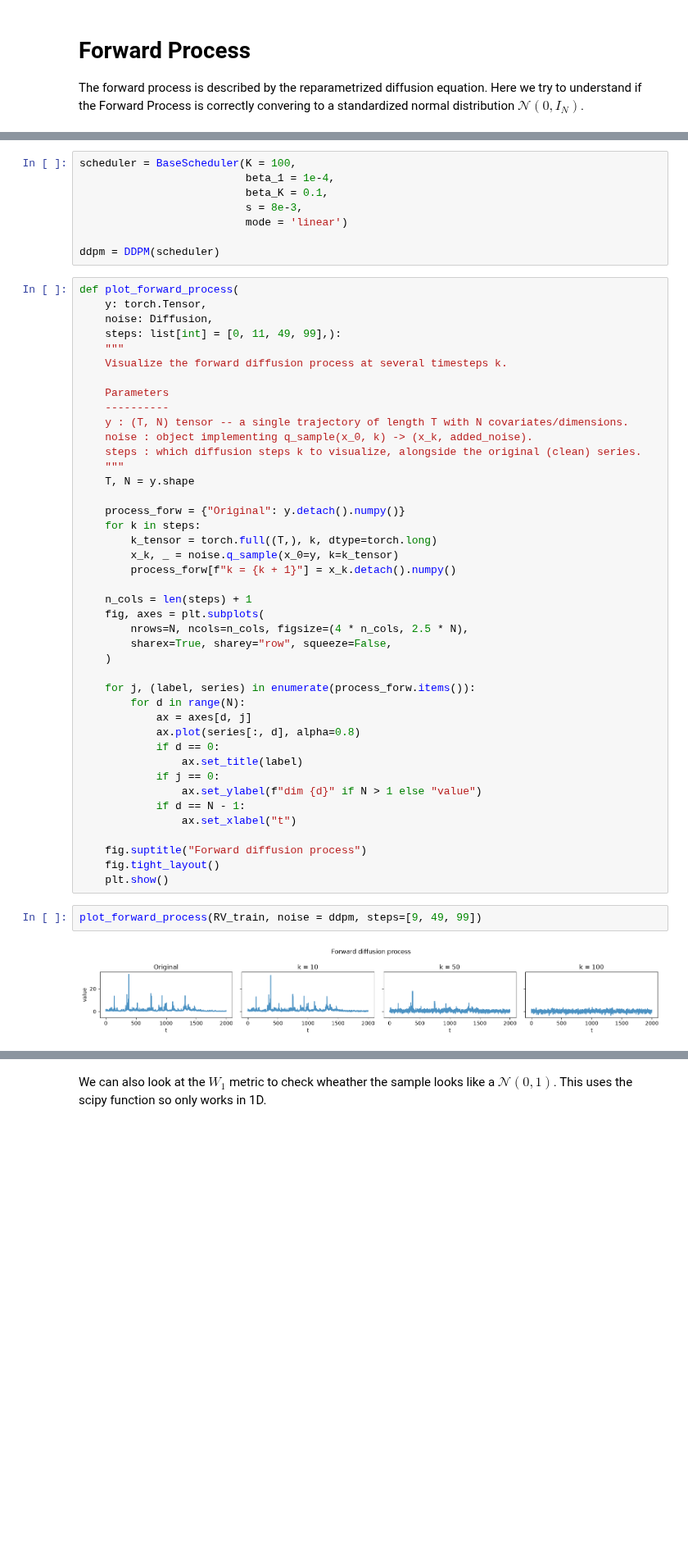
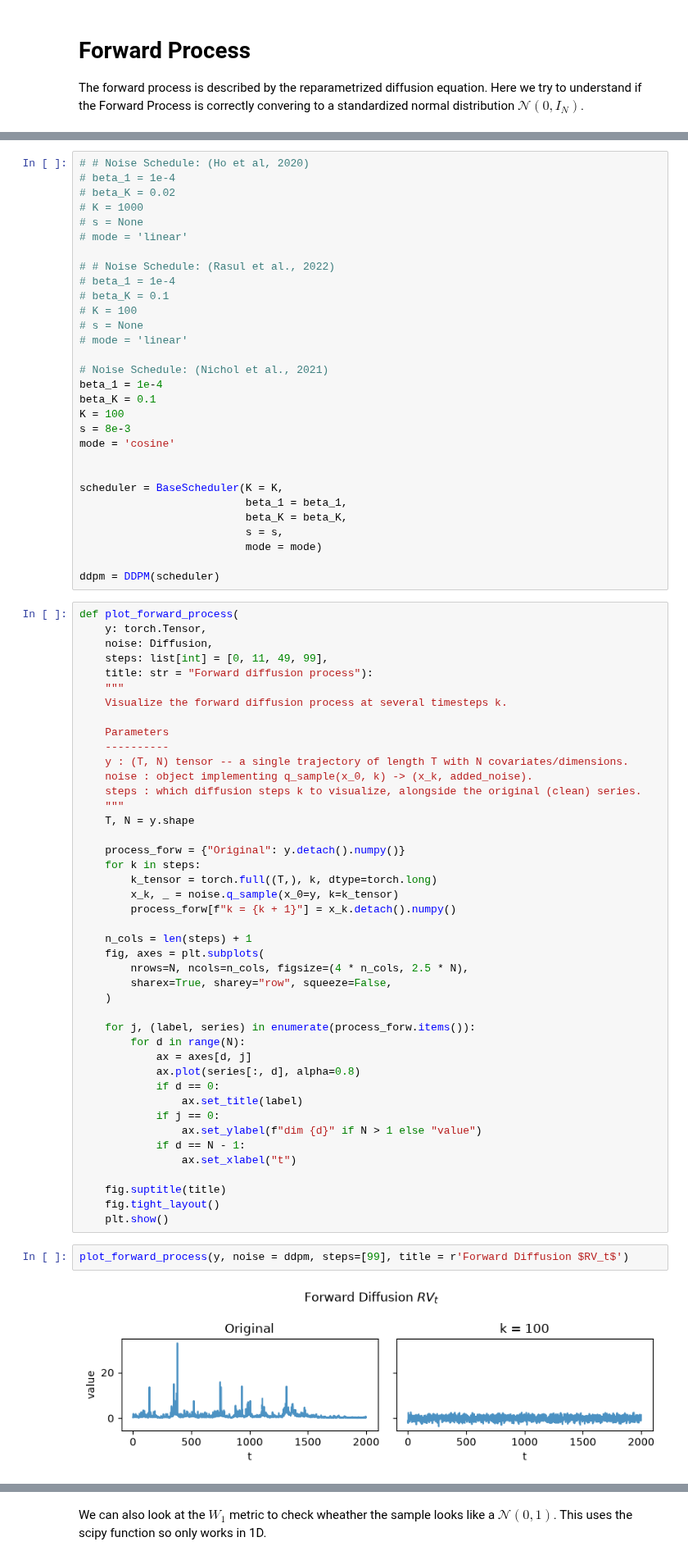
Before and after one commit to jacoporauseo/RC-Diffusion-Models-for-Time-Series-Generation, a Jupyter notebook: Forward.ipynb, the cells around one changed output, grey strips where cells are left out. Shown at 82% size. Saved outputs shown, nothing was run; the diff lists cells and outputs as text; blank space fills up the shorter version.

```diff
--- a/Forward.ipynb
+++ b/Forward.ipynb
@@ -141,16 +231,39 @@ mu, sigma = rvSP500.get_taining_set_mean_and_std(rv)
 # %%
-scheduler = BaseScheduler(K = 100,
-                          beta_1 = 1e-4,
-                          beta_K = 0.1,
-                          s = 8e-3,
-                          mode = 'linear')
+# # Noise Schedule: (Ho et al, 2020)
+# beta_1 = 1e-4
+# beta_K = 0.02
+# K = 1000
+# s = None
+# mode = 'linear'
+
+# # Noise Schedule: (Rasul et al., 2022)
+# beta_1 = 1e-4
+# beta_K = 0.1
+# K = 100
+# s = None
+# mode = 'linear'
+
+# Noise Schedule: (Nichol et al., 2021)
+beta_1 = 1e-4
+beta_K = 0.1
+K = 100
+s = 8e-3
+mode = 'cosine'
+
+
+scheduler = BaseScheduler(K = K,
+                          beta_1 = beta_1,
+                          beta_K = beta_K,
+                          s = s,
+                          mode = mode)
 
 ddpm = DDPM(scheduler)
 # %%
 def plot_forward_process(
     y: torch.Tensor,
     noise: Diffusion,
-    steps: list[int] = [0, 11, 49, 99],):
+    steps: list[int] = [0, 11, 49, 99],
+    title: str = "Forward diffusion process"):
     """
     Visualize the forward diffusion process at several timesteps k.
 
@@ -185,11 +298,11 @@ def plot_forward_process(
             if d == N - 1:
                 ax.set_xlabel("t")
 
-    fig.suptitle("Forward diffusion process")
+    fig.suptitle(title)
     fig.tight_layout()
     plt.show()
 # %%
-plot_forward_process(RV_train, noise = ddpm, steps=[9, 49, 99])
+plot_forward_process(y, noise = ddpm, steps=[99], title = r'Forward Diffusion $RV_t$')
 # %% [output]
-[figure, old version]
+[figure, new version]
 # %%
```
Also changed, not shown: parts of 21 cells of this notebook, 5 other files.
